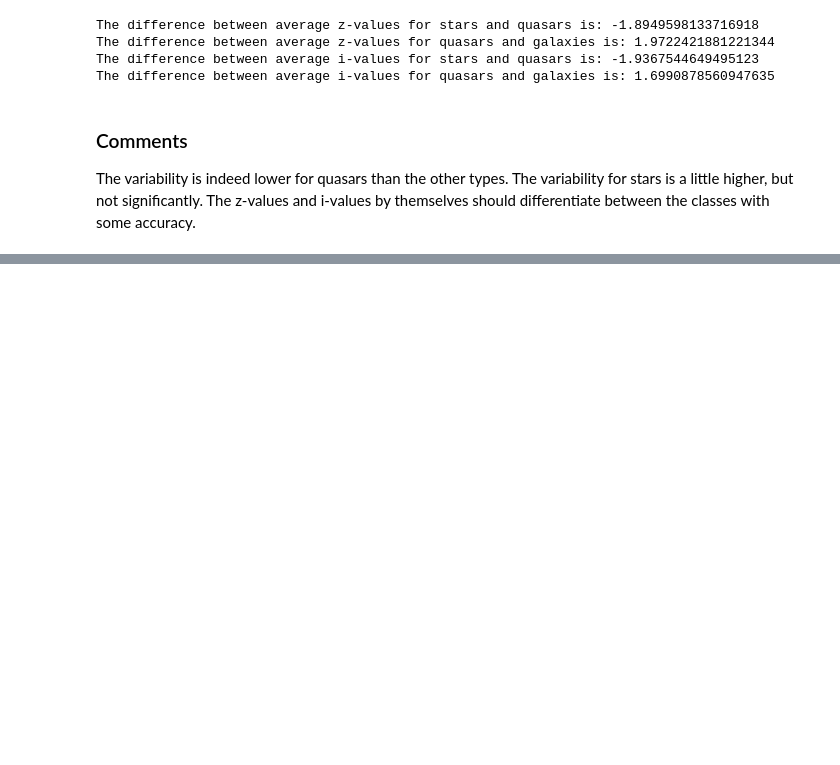
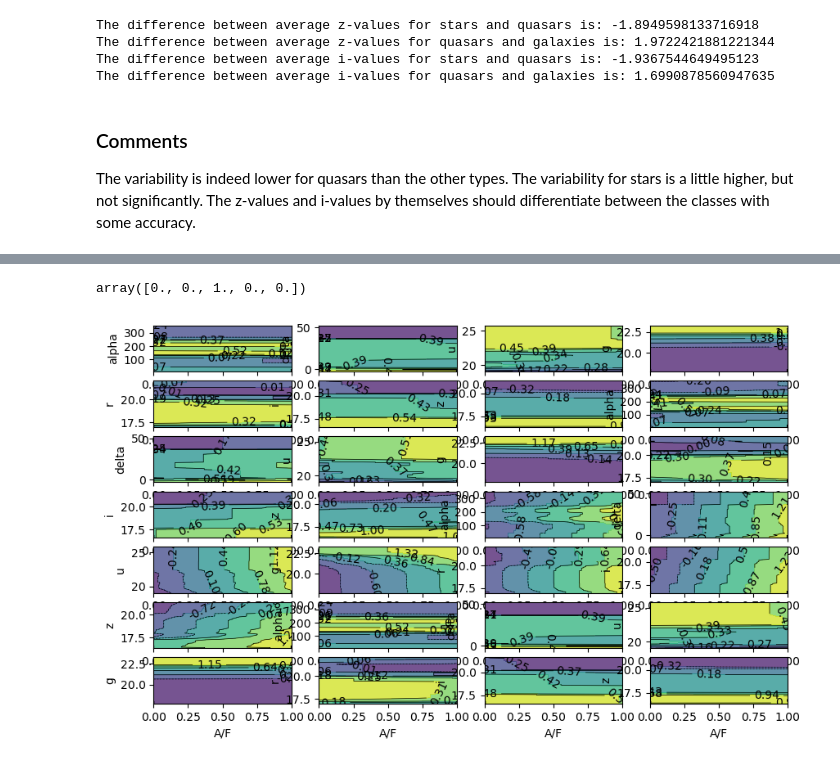
Before and after one commit to jaqueshere/kaggle-playground-stellar, a Jupyter notebook: kaggle-astro-exploratory.ipynb, the cells around one changed output, grey strips where cells are left out. Cells and saved outputs as stored; diff of their text form; code cells hidden in the pictures; blank space fills up the shorter version.

Commit message:
added partial dependency plots for filters and spectral types with target galaxy

```diff
--- a/kaggle-astro-exploratory.ipynb
+++ b/kaggle-astro-exploratory.ipynb
@@ -347,0 +399,30 @@ The variability is indeed lower for quasars than the other types. The variabilit
+# %%
+y[:5]
+# %% [output]
+array([0., 0., 1., 0., 0.])
+# %%
+from sklearn.inspection import PartialDependenceDisplay
+from sklearn.ensemble import GradientBoostingClassifier
+import matplotlib.pyplot as plt
+
+gbc = GradientBoostingClassifier(n_estimators=100, learning_rate=0.1, max_depth=3, random_state=0).fit(X, y)
+
+spects = ['M', 'O/B', 'G/K', 'A/F']
+filters = ['alpha', 'delta', 'u', 'g', 'r', 'i', 'z']
+
+fig, axes = plt.subplots(nrows=7, ncols=4, figsize=(10, 6))
+axes_iterator = axes.flat
+
+for spect in spects:
+    for filter_type in filters:
+        ax = next(axes_iterator)
+        display = PartialDependenceDisplay.from_estimator(
+            estimator=gbc,
+            X=X,
+            features=[(spect, filter_type)],
+            target=0.,
+            ax=ax)
+
+plt.show()
+# %% [output]
+[figure, added]
```
Also changed, not shown: parts of 6 cells of this notebook.
